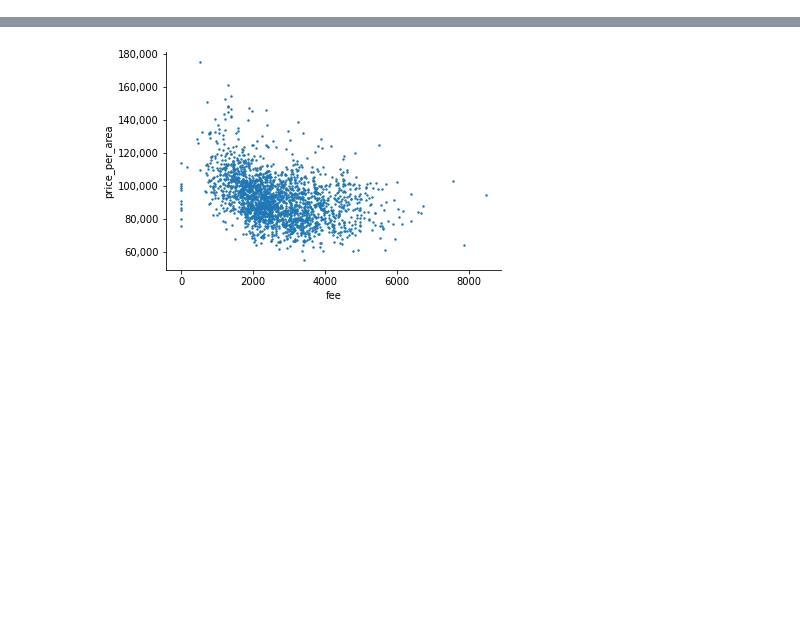
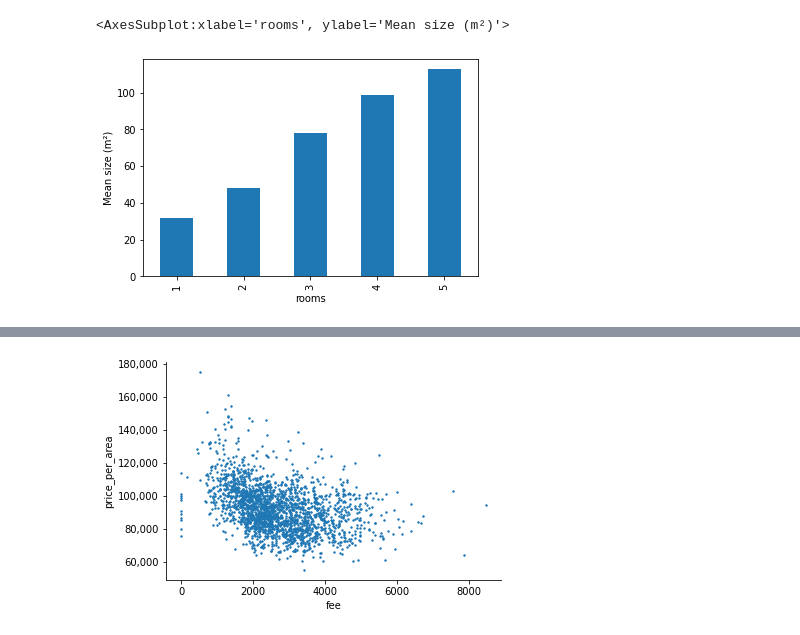
Before and after one commit to sylten/kungsholmen-vs-covid, a Jupyter notebook: kungsholmen-vs-covid.ipynb, the cells around one changed output, grey strips where cells are left out. Cells and saved outputs as stored; diff of their text form; code cells hidden in the pictures; blank space fills up the shorter version.

```diff
--- a/kungsholmen-vs-covid.ipynb
+++ b/kungsholmen-vs-covid.ipynb
@@ -58,0 +181,5 @@ Name: price_per_area, dtype: int64
+# %%
+df.groupby('rooms').living_space.mean().plot.bar(ylabel="Mean size (m²)")
+# %% [output]
+<AxesSubplot:xlabel='rooms', ylabel='Mean size (m²)'>
+[figure, added]
```
Also changed, not shown: parts of 48 cells of this notebook, 6 other files.
